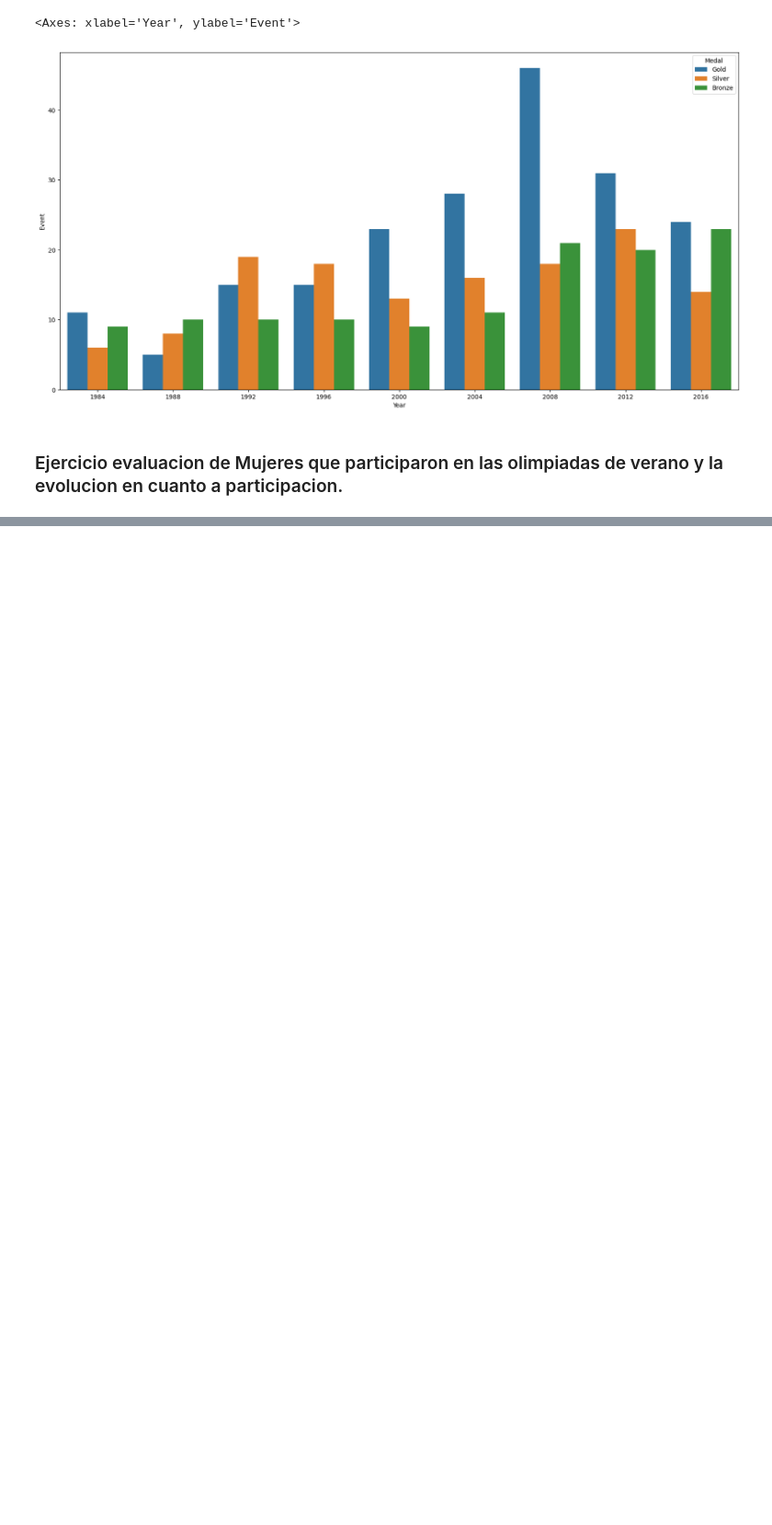
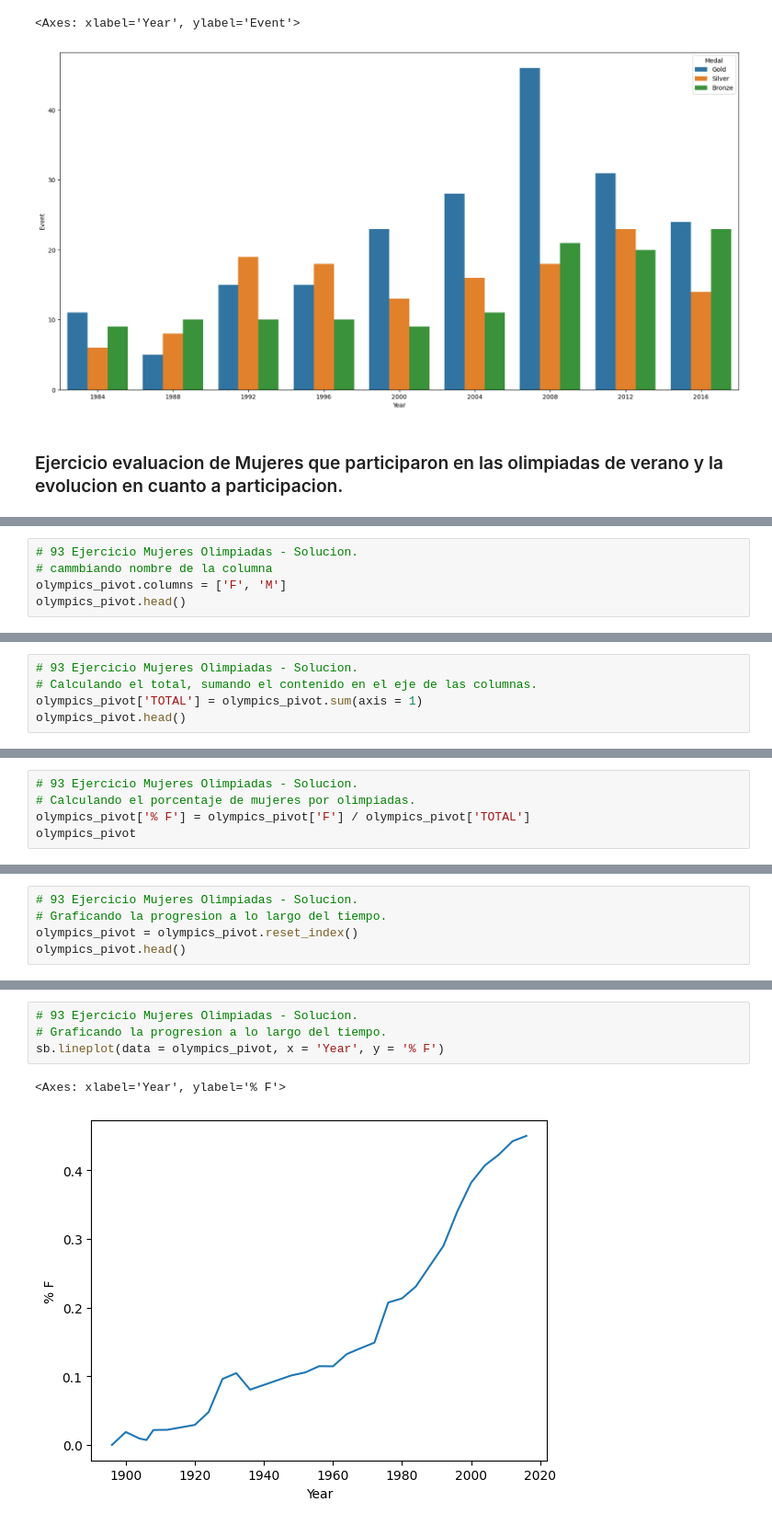
Before and after one commit to oscargbocanegra/learning, a Jupyter notebook: MachineLearning/c-udemy-analisis-datos-python-3/notebooks/04-manipulacion-datos-pandas.ipynb, the cells around one changed output, grey strips where cells are left out. Shown at 92% size. Saved outputs shown, nothing was run; the diff lists cells and outputs as text; blank space fills up the shorter version.

```diff
--- a/MachineLearning/c-udemy-analisis-datos-python-3/notebooks/04-manipulacion-datos-pandas.ipynb
+++ b/MachineLearning/c-udemy-analisis-datos-python-3/notebooks/04-manipulacion-datos-pandas.ipynb
@@ -1476,0 +1514,5 @@ olympics_fem.query('Year == 2016')
+# %%
+# 93 Ejercicio Mujeres Olimpiadas - Solucion.
+# cammbiando nombre de la columna
+olympics_pivot.columns = ['F', 'M']
+olympics_pivot.head()
@@ -1476,0 +1527,5 @@ olympics_fem.query('Year == 2016')
+# %%
+# 93 Ejercicio Mujeres Olimpiadas - Solucion.
+# Calculando el total, sumando el contenido en el eje de las columnas.
+olympics_pivot['TOTAL'] = olympics_pivot.sum(axis = 1)
+olympics_pivot.head()
@@ -1476,0 +1540,5 @@ olympics_fem.query('Year == 2016')
+# %%
+# 93 Ejercicio Mujeres Olimpiadas - Solucion.
+# Calculando el porcentaje de mujeres por olimpiadas.
+olympics_pivot['% F'] = olympics_pivot['F'] / olympics_pivot['TOTAL']
+olympics_pivot
@@ -1476,0 +1564,5 @@ olympics_fem.query('Year == 2016')
+# %%
+# 93 Ejercicio Mujeres Olimpiadas - Solucion.
+# Graficando la progresion a lo largo del tiempo.
+olympics_pivot = olympics_pivot.reset_index()
+olympics_pivot.head()
@@ -1476,0 +1576,7 @@ olympics_fem.query('Year == 2016')
+# %%
+# 93 Ejercicio Mujeres Olimpiadas - Solucion.
+# Graficando la progresion a lo largo del tiempo.
+sb.lineplot(data = olympics_pivot, x = 'Year', y = '% F')
+# %% [output]
+<Axes: xlabel='Year', ylabel='% F'>
+[figure, added]
```
Also changed, not shown: parts of 19 cells of this notebook.
